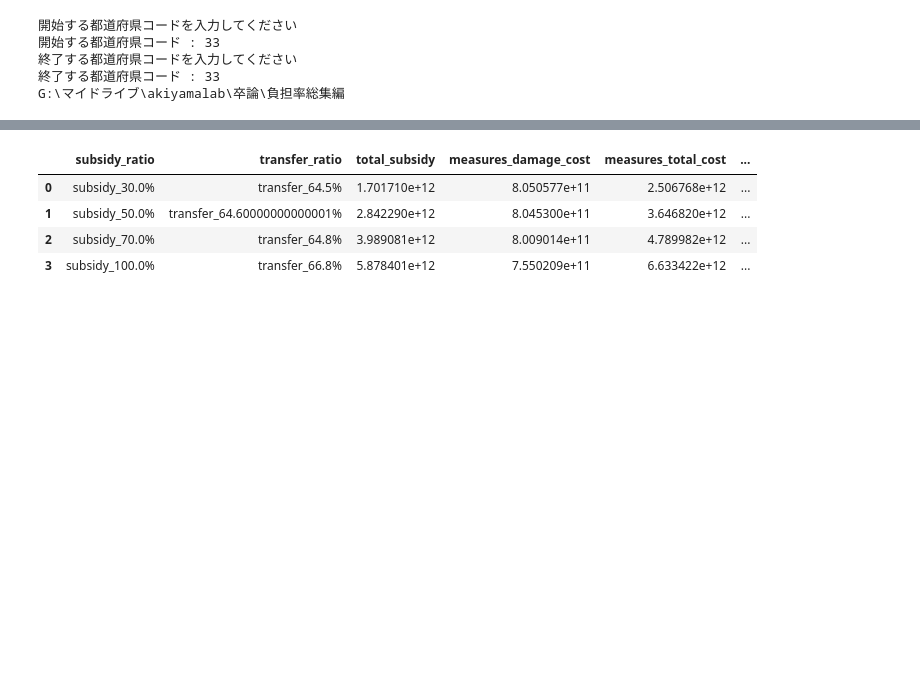
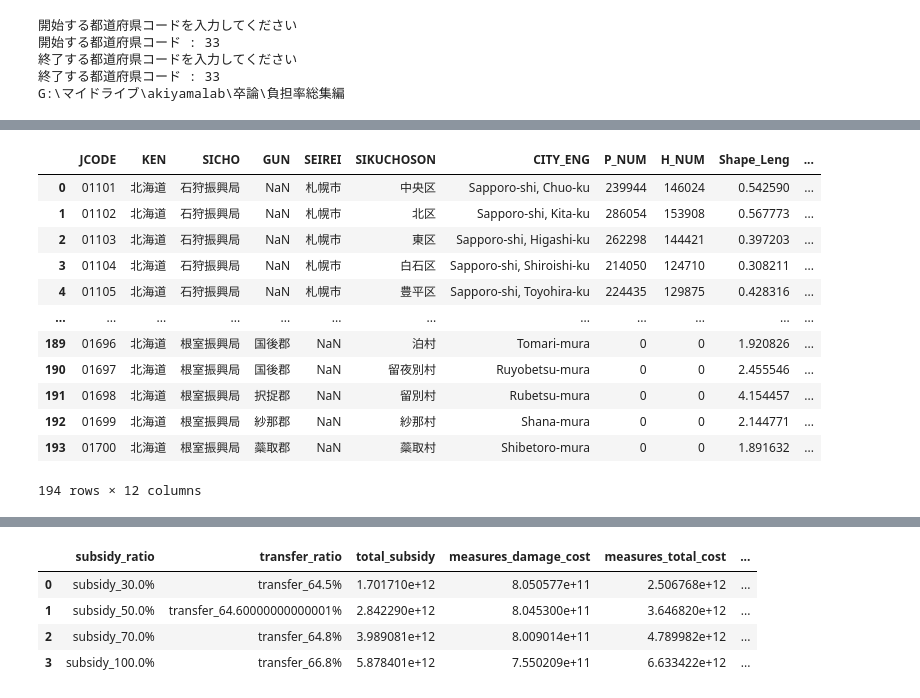
Before and after one commit to pipo029/research, a Jupyter notebook: 補助金/補助金の算出.ipynb, the cells around one changed output, grey strips where cells are left out. Saved outputs shown, nothing was run; the diff lists cells and outputs as text; code cells hidden in the pictures; blank space fills up the shorter version.

```diff
--- a/補助金/補助金の算出.ipynb
+++ b/補助金/補助金の算出.ipynb
@@ -131,0 +154,4 @@ G:\マイドライブ\akiyamalab\卒論\負担率総集編
+# %%
+import geopandas as gpd
+
+gdf = gpd.read_file("G:/マイドライブ/akiyamalab/卒論/負担率総集編/data/市区町村ポリゴン/japan_ver84/japan_ver84.shp")
@@ -131,0 +173,7 @@ G:\マイドライブ\akiyamalab\卒論\負担率総集編
+# %%
+pref_code = 1
+
+pref_gdf =  gdf[gdf["JCODE"].str[:2] == f'{pref:02}']
+
+for city in pref_gdf['geometry']:
+    print(city)
@@ -131,0 +198,16 @@ G:\マイドライブ\akiyamalab\卒論\負担率総集編
+# %%
+pref_gdf
+# %% [output]
+|  | JCODE | KEN | SICHO | GUN | SEIREI | SIKUCHOSON | CITY_ENG | P_NUM | H_NUM | Shape_Leng | ... |
+| 0 | 01101 | 北海道 | 石狩振興局 | NaN | 札幌市 | 中央区 | Sapporo-shi, Chuo-ku | 239944 | 146024 | 0.542590 | ... |
+| 1 | 01102 | 北海道 | 石狩振興局 | NaN | 札幌市 | 北区 | Sapporo-shi, Kita-ku | 286054 | 153908 | 0.567773 | ... |
+| 2 | 01103 | 北海道 | 石狩振興局 | NaN | 札幌市 | 東区 | Sapporo-shi, Higashi-ku | 262298 | 144421 | 0.397203 | ... |
+| 3 | 01104 | 北海道 | 石狩振興局 | NaN | 札幌市 | 白石区 | Sapporo-shi, Shiroishi-ku | 214050 | 124710 | 0.308211 | ... |
+| 4 | 01105 | 北海道 | 石狩振興局 | NaN | 札幌市 | 豊平区 | Sapporo-shi, Toyohira-ku | 224435 | 129875 | 0.428316 | ... |
+| ... | ... | ... | ... | ... | ... | ... | ... | ... | ... | ... | ... |
+| 189 | 01696 | 北海道 | 根室振興局 | 国後郡 | NaN | 泊村 | Tomari-mura | 0 | 0 | 1.920826 | ... |
+| 190 | 01697 | 北海道 | 根室振興局 | 国後郡 | NaN | 留夜別村 | Ruyobetsu-mura | 0 | 0 | 2.455546 | ... |
+| 191 | 01698 | 北海道 | 根室振興局 | 択捉郡 | NaN | 留別村 | Rubetsu-mura | 0 | 0 | 4.154457 | ... |
+| 192 | 01699 | 北海道 | 根室振興局 | 紗那郡 | NaN | 紗那村 | Shana-mura | 0 | 0 | 2.144771 | ... |
+| 193 | 01700 | 北海道 | 根室振興局 | 蘂取郡 | NaN | 蘂取村 | Shibetoro-mura | 0 | 0 | 1.891632 | ... |
+194 rows × 12 columns
```
Also changed, not shown: parts of 6 cells of this notebook.
